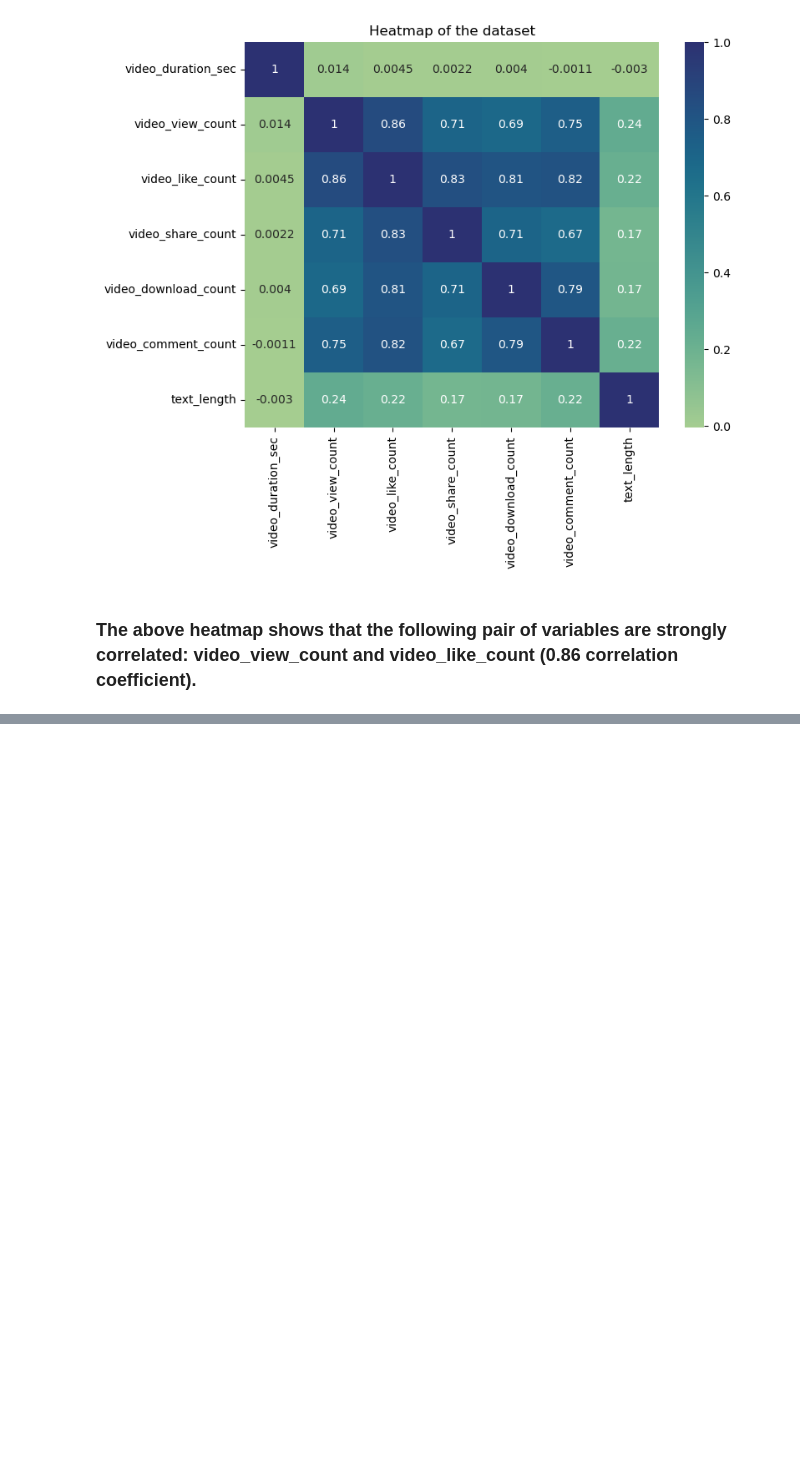
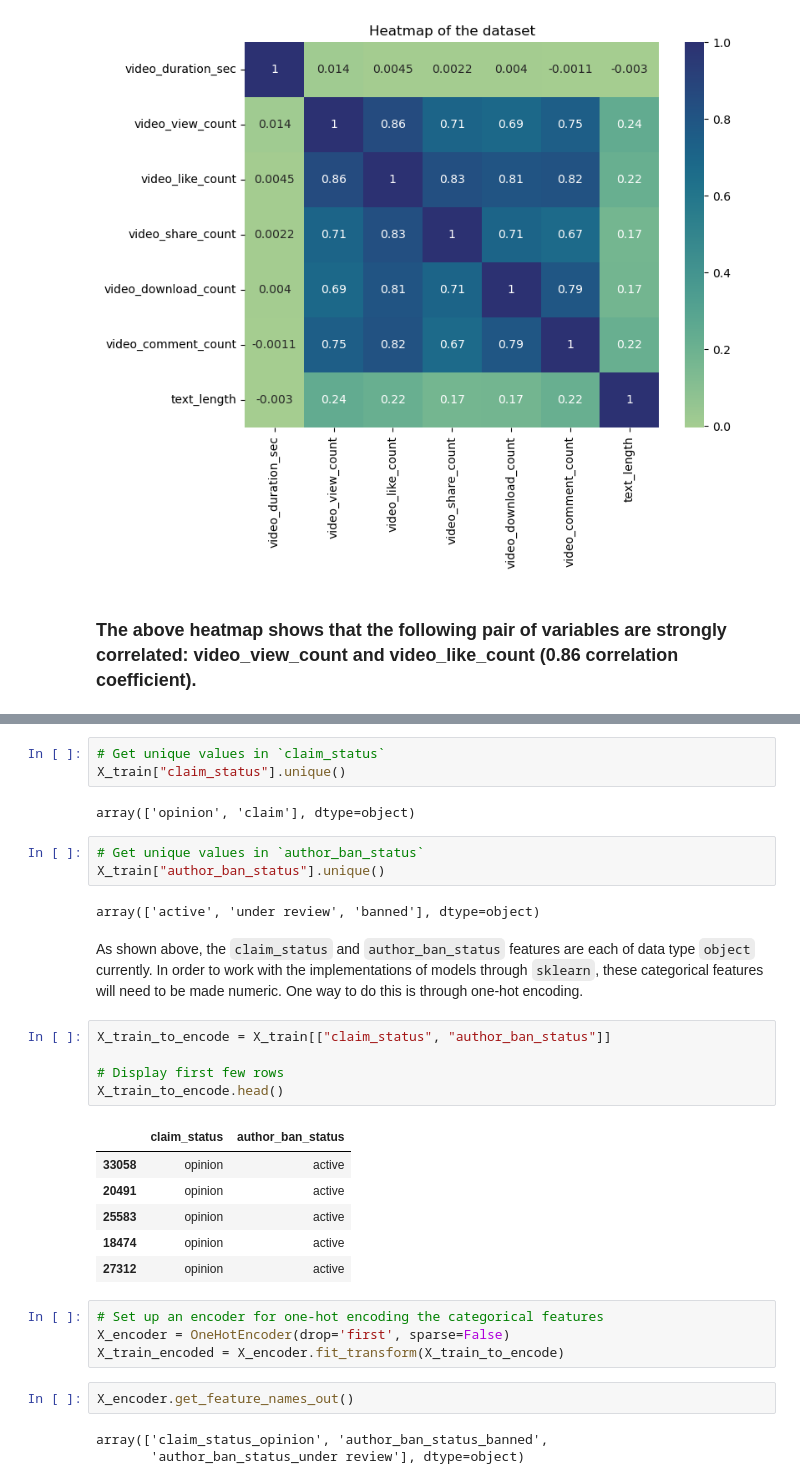
Before and after one commit to Mustafa777Xo/TikTok, a Jupyter notebook: tiktok_classfication.ipynb, the cells around one changed output, grey strips where cells are left out. Drawn from its saved outputs; the diff is of its cells as text; blank space fills up the shorter version.

```diff
--- a/tiktok_classfication.ipynb
+++ b/tiktok_classfication.ipynb
@@ -608,0 +655,33 @@ plt.show()
+# %%
+# Get unique values in `claim_status`
+X_train["claim_status"].unique()
+# %% [output]
+array(['opinion', 'claim'], dtype=object)
+# %%
+# Get unique values in `author_ban_status`
+X_train["author_ban_status"].unique()
+# %% [output]
+array(['active', 'under review', 'banned'], dtype=object)
+# %% [markdown]
+As shown above, the `claim_status` and `author_ban_status` features are each of data type `object` currently. In order to work with the implementations of models through `sklearn`, these categorical features will need to be made numeric. One way to do this is through one-hot encoding.
+# %%
+X_train_to_encode = X_train[["claim_status", "author_ban_status"]]
+
+# Display first few rows
+X_train_to_encode.head()
+# %% [output]
+|  | claim_status | author_ban_status |
+| 33058 | opinion | active |
+| 20491 | opinion | active |
+| 25583 | opinion | active |
+| 18474 | opinion | active |
+| 27312 | opinion | active |
+# %%
+# Set up an encoder for one-hot encoding the categorical features
+X_encoder = OneHotEncoder(drop='first', sparse=False)
+X_train_encoded = X_encoder.fit_transform(X_train_to_encode)
+# %%
+X_encoder.get_feature_names_out()
+# %% [output]
+array(['claim_status_opinion', 'author_ban_status_banned',
+       'author_ban_status_under review'], dtype=object)
```
Also changed, not shown: parts of 11 cells of this notebook.
